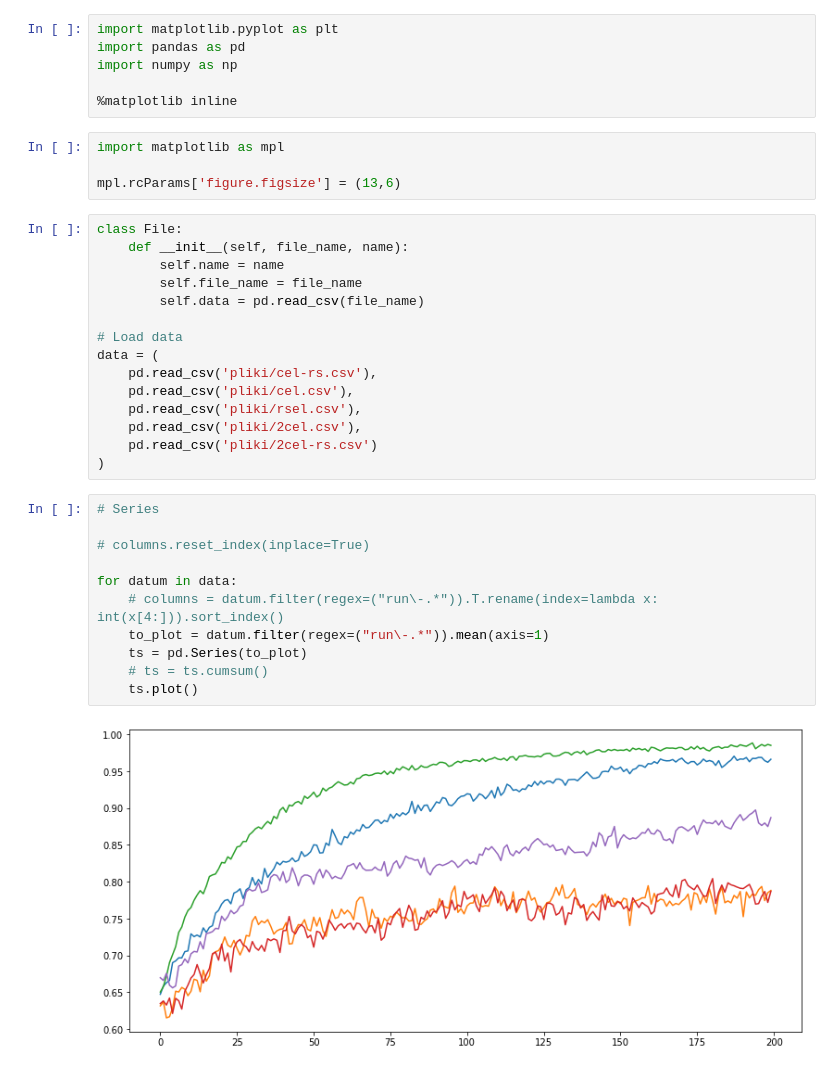
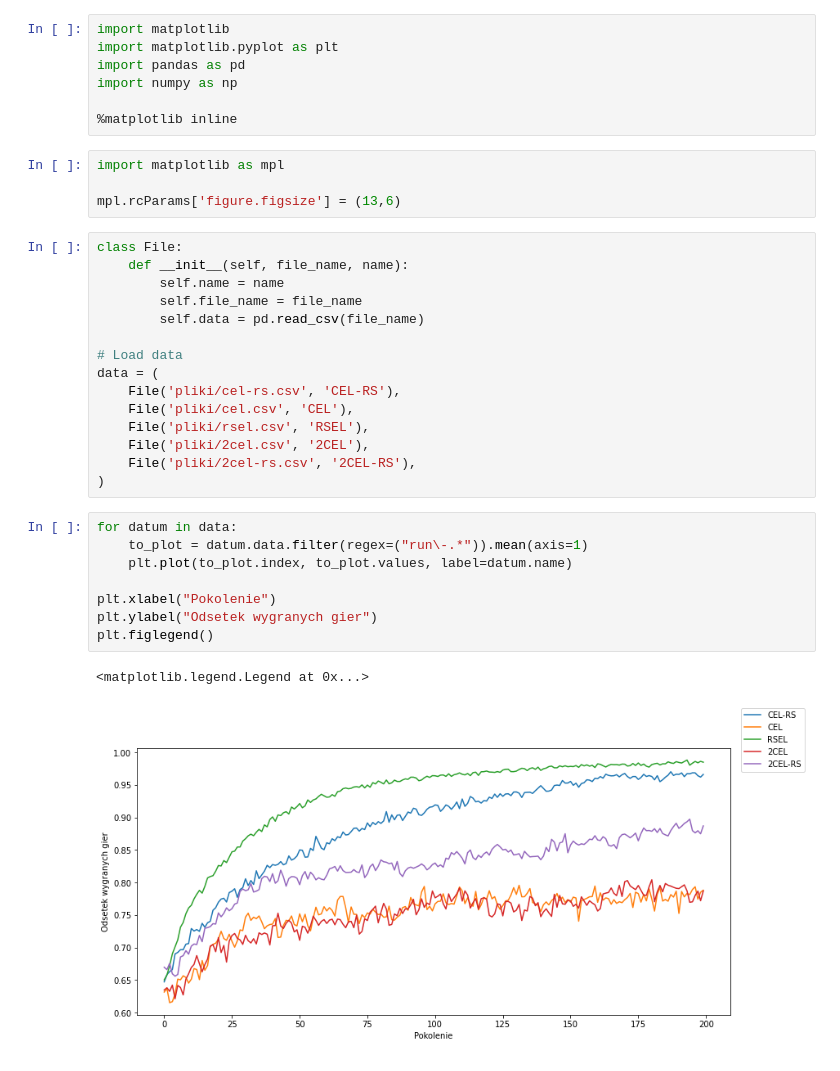
Before and after one commit to mumot1999/inf5, a Jupyter notebook: kck/lab1/lab1.ipynb, the cells around one changed output. Cells and saved outputs as stored; diff of their text form.

```diff
--- a/kck/lab1/lab1.ipynb
+++ b/kck/lab1/lab1.ipynb
@@ -1,4 +1,5 @@
 # %%
+import matplotlib
 import matplotlib.pyplot as plt
 import pandas as pd
 import numpy as np
@@ -17,22 +18,20 @@ class File:
 
 # Load data
 data = (
-    pd.read_csv('pliki/cel-rs.csv'),
-    pd.read_csv('pliki/cel.csv'),
-    pd.read_csv('pliki/rsel.csv'),
-    pd.read_csv('pliki/2cel.csv'),
-    pd.read_csv('pliki/2cel-rs.csv')
+    File('pliki/cel-rs.csv', 'CEL-RS'),
+    File('pliki/cel.csv', 'CEL'),
+    File('pliki/rsel.csv', 'RSEL'),
+    File('pliki/2cel.csv', '2CEL'),
+    File('pliki/2cel-rs.csv', '2CEL-RS'),
 )
-# %%
-# Series
-
-# columns.reset_index(inplace=True)
-
-for datum in data:
-    # columns = datum.filter(regex=("run\-.*")).T.rename(index=lambda x: int(x[4:])).sort_index()
-    to_plot = datum.filter(regex=("run\-.*")).mean(axis=1)
-    ts = pd.Series(to_plot)
-    # ts = ts.cumsum()
-    ts.plot()
-# %% [output]
-[figure, removed]
+# %%
+for datum in data:
+    to_plot = datum.data.filter(regex=("run\-.*")).mean(axis=1)
+    plt.plot(to_plot.index, to_plot.values, label=datum.name)
+
+plt.xlabel("Pokolenie")
+plt.ylabel("Odsetek wygranych gier")
+plt.figlegend()
+# %% [output]
+<matplotlib.legend.Legend at 0x...>
+[figure, added]
```
